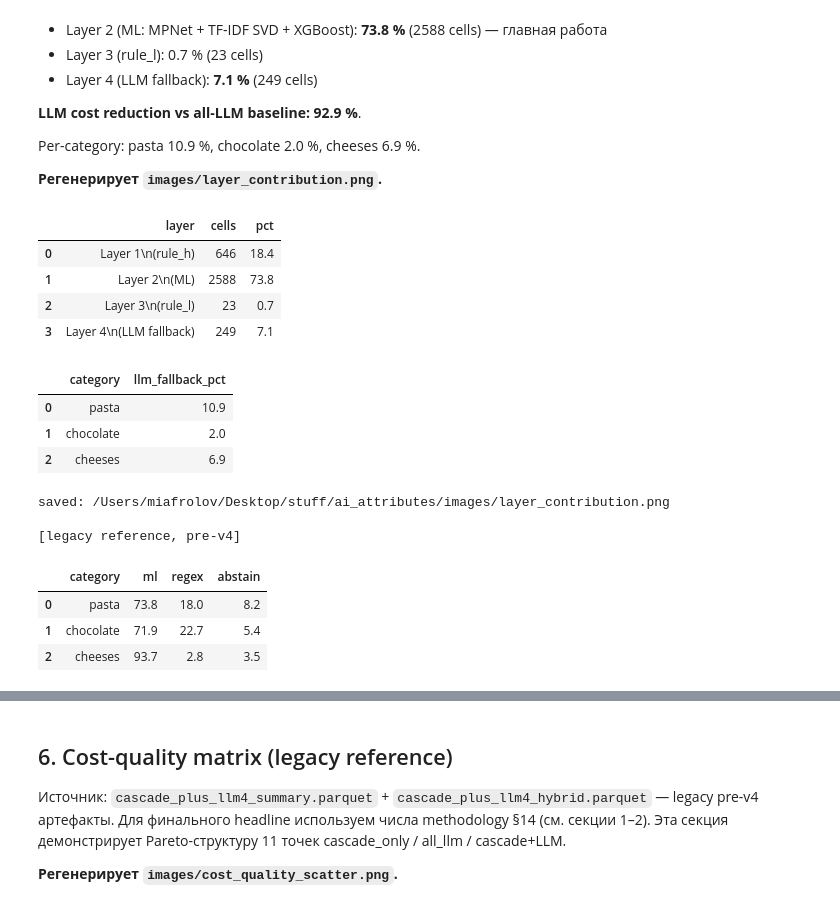
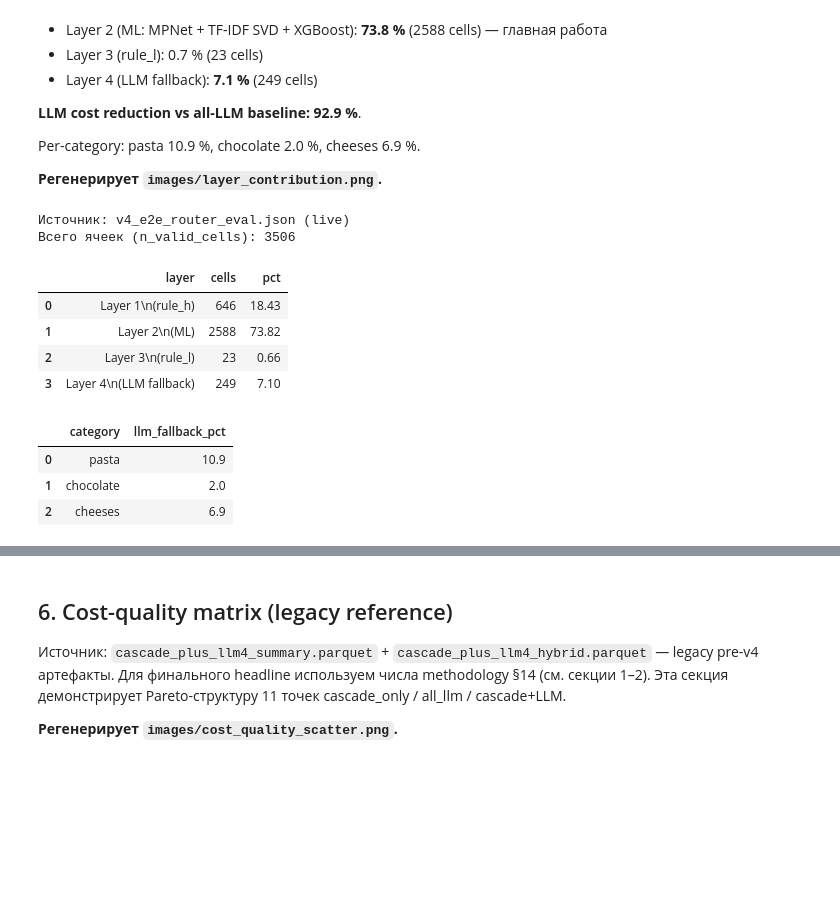
Before and after one commit to Qworl/diploma, a Jupyter notebook: notebooks/03_evaluate.ipynb, the cells around one changed output, grey strips where cells are left out. Cells and saved outputs as stored; diff of their text form; code cells hidden in the pictures; blank space fills up the shorter version.

```diff
--- a/notebooks/03_evaluate.ipynb
+++ b/notebooks/03_evaluate.ipynb
@@ -423,16 +423,61 @@ Per-category: pasta 10.9 %, chocolate 2.0 %, cheeses 6.9 %.
 
 **Регенерирует `images/layer_contribution.png`.**
 # %%
+# 5. LLM fallback distribution — источник: src/eval/end_to_end.py per_layer_counts.
+# Перезапуск ячейки автоматически синхронизирует числа с актуальным
+# v4_e2e_router_eval.json (после пересборки на VM:
+# `python -m src.eval.end_to_end`). Если json отсутствует или не содержит
+# per_layer_counts (старый формат) — fallback на канонические числа §14.4
+# с явным WARNING. Hardcoded dict ранее жил в этой ячейке — удалён по
+# принципу «notebook = executable source of truth».
+
+# Канонические числа из data_methodology.md §14.4 (используются как
+# fallback, когда live json недоступен).
+CANONICAL_LAYER_COUNTS_14_4 = {
+    'rule_h':   {'cells': 646,  'pct': 18.4},
+    'ml':       {'cells': 2588, 'pct': 73.8},
+    'rule_l':   {'cells': 23,   'pct': 0.7},
+    'fallback': {'cells': 249,  'pct': 7.1},
+}
+CANONICAL_PER_CAT_LLM_14_4 = {'pasta': 10.9, 'chocolate': 2.0, 'cheeses': 6.9}
+LAYER_LABELS = {
+    'rule_h':   'Layer 1\n(rule_h)',
+    'ml':       'Layer 2\n(ML)',
+    'rule_l':   'Layer 3\n(rule_l)',
+    'fallback': 'Layer 4\n(LLM fallback)',
+}
+
+def _load_layer_counts():
+    """Try live v4_e2e_router_eval.json → per_layer_counts; fall back to §14.4."""
+    if e2e and isinstance(e2e, dict) and 'LLM-consensus' in e2e:
+        plc = e2e['LLM-consensus'].get('per_layer_counts')
+        if plc:
+            total = sum(plc.values())
+            counts = {k: {'cells': int(plc[k]),
+                          'pct': round(plc[k] / max(total, 1) * 100, 2)}
+                      for k in ('rule_h', 'ml', 'rule_l', 'fallback')}
+            return counts, total, 'v4_e2e_router_eval.json (live)'
+    return ({k: {'cells': v['cells'], 'pct': v['pct']}
+             for k, v in CANONICAL_LAYER_COUNTS_14_4.items()},
+            sum(v['cells'] for v in CANONICAL_LAYER_COUNTS_14_4.values()),
+            'methodology §14.4 (FALLBACK — run `python -m src.eval.end_to_end` on VM to refresh)')
+
+layer_counts, n_total, source_label = _load_layer_counts()
+if 'FALLBACK' in source_label:
+    print('⚠️  WARNING: live per_layer_counts недоступны, использованы канонические числа §14.4.')
+    print('   Для обновления: на VM `python -m src.eval.end_to_end`,')
+    print('   затем pull `datasets/processed/v4_e2e_router_eval.json` локально.')
+    print()
+print(f'Источник: {source_label}')
+print(f'Всего ячеек (n_valid_cells): {n_total}')
+
 LAYER_DIST = pd.DataFrame([
-    {'layer': 'Layer 1\n(rule_h)',      'cells': 646,  'pct': 18.4},
-    {'layer': 'Layer 2\n(ML)',          'cells': 2588, 'pct': 73.8},
-    {'layer': 'Layer 3\n(rule_l)',      'cells': 23,   'pct': 0.7},
-    {'layer': 'Layer 4\n(LLM fallback)','cells': 249,  'pct': 7.1},
+    {'layer': LAYER_LABELS[k], 'cells': layer_counts[k]['cells'], 'pct': layer_counts[k]['pct']}
+    for k in ('rule_h', 'ml', 'rule_l', 'fallback')
 ])
 PER_CAT_LLM = pd.DataFrame([
-    {'category': 'pasta',     'llm_fallback_pct': 10.9},
-    {'category': 'chocolate', 'llm_fallback_pct': 2.0},
-    {'category': 'cheeses',   'llm_fallback_pct': 6.9},
+    {'category': c, 'llm_fallback_pct': CANONICAL_PER_CAT_LLM_14_4[c]}
+    for c in ('pasta', 'chocolate', 'cheeses')
 ])
 display(LAYER_DIST)
 display(PER_CAT_LLM)
@@ -450,7 +495,7 @@ for b, pct, n in zip(bars, LAYER_DIST['pct'], LAYER_DIST['cells']):
             f'{pct:.1f}%\n(n={int(n)})', ha='center', fontsize=10, fontweight='bold')
 ax.set_ylabel('Число ячеек (final source)')
 ax.set_ylim(0, max(LAYER_DIST['cells']) * 1.18)
-ax.set_title('Источник финальной метки по слоям каскада (всего n=3506)')
+ax.set_title(f'Источник финальной метки по слоям каскада (всего n={n_total})')
 ax.text(0.02, 0.95,
         f'LLM cost reduction\nvs naive all-LLM: 92.9 %',
         transform=ax.transAxes, ha='left', va='top', fontsize=10,
@@ -464,45 +509,40 @@ colors = [cat_colors[c] for c in PER_CAT_LLM['category']]
 bars = ax.bar(PER_CAT_LLM['category'], PER_CAT_LLM['llm_fallback_pct'],
               color=colors, edgecolor='black', linewidth=0.5)
 for b, v in zip(bars, PER_CAT_LLM['llm_fallback_pct']):
     ax.text(b.get_x() + b.get_width()/2, b.get_height() + 0.3,
             f'{v:.1f}%', ha='center', fontsize=11, fontweight='bold')
 ax.set_ylabel('Доля Layer 4 (LLM fallback), %')
 ax.set_ylim(0, 14)
 ax.set_title('LLM fallback rate по категориям')
 
 fig.suptitle('Распределение работы каскада (v4 noleak) по слоям',
              fontsize=14, fontweight='bold', y=1.02)
 plt.tight_layout(rect=[0, 0, 1, 0.95])
 fig.savefig(layer_fig_path, **SAVEFIG_KW)
 plt.close(fig)
 print(f'saved: {layer_fig_path}')
 
 # Опционально: если есть legacy cascade_preds_after_fix.parquet — выводим для сравнения
 try:
     rows = []
     for cat in ['pasta', 'chocolate', 'cheeses']:
         df = pd.read_parquet(PROCESSED / f'cascade_preds_{cat}_after_fix.parquet')
         vc = df['layer'].value_counts(normalize=True) * 100
         rows.append({'category': cat, **vc.to_dict()})
     legacy_layers = pd.DataFrame(rows).fillna(0).round(1)
     print('\n[legacy reference, pre-v4]')
     display(legacy_layers)
 except Exception as e:
     print(f'\nlegacy layer distribution unavailable: {e!r}')
 # %% [output]
+Источник: v4_e2e_router_eval.json (live)
+Всего ячеек (n_valid_cells): 3506
 |  | layer | cells | pct |
-| 0 | Layer 1\n(rule_h) | 646 | 18.4 |
-| 1 | Layer 2\n(ML) | 2588 | 73.8 |
-| 2 | Layer 3\n(rule_l) | 23 | 0.7 |
-| 3 | Layer 4\n(LLM fallback) | 249 | 7.1 |
+| 0 | Layer 1\n(rule_h) | 646 | 18.43 |
+| 1 | Layer 2\n(ML) | 2588 | 73.82 |
+| 2 | Layer 3\n(rule_l) | 23 | 0.66 |
+| 3 | Layer 4\n(LLM fallback) | 249 | 7.10 |
 |  | category | llm_fallback_pct |
 | 0 | pasta | 10.9 |
 | 1 | chocolate | 2.0 |
 | 2 | cheeses | 6.9 |
-saved: /Users/miafrolov/Desktop/stuff/ai_attributes/images/layer_contribution.png
-
-[legacy reference, pre-v4]
-|  | category | ml | regex | abstain |
-| 0 | pasta | 73.8 | 18.0 | 8.2 |
-| 1 | chocolate | 71.9 | 22.7 | 5.4 |
-| 2 | cheeses | 93.7 | 2.8 | 3.5 |
```
Also changed, not shown: parts of 7 cells of this notebook, 5 other files.
